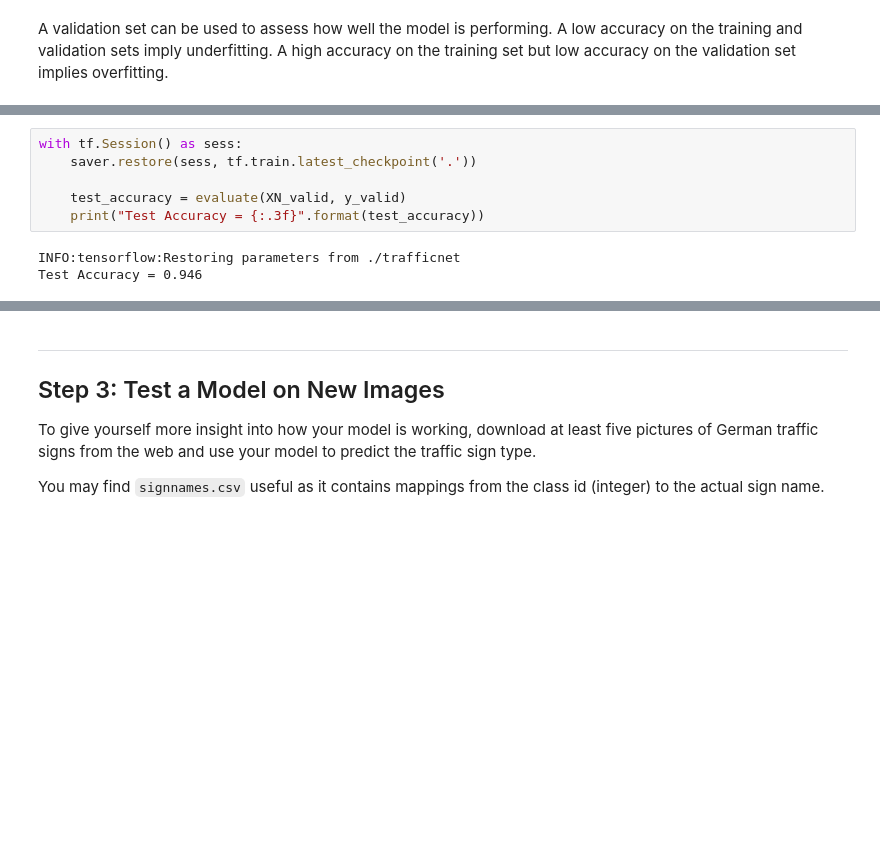
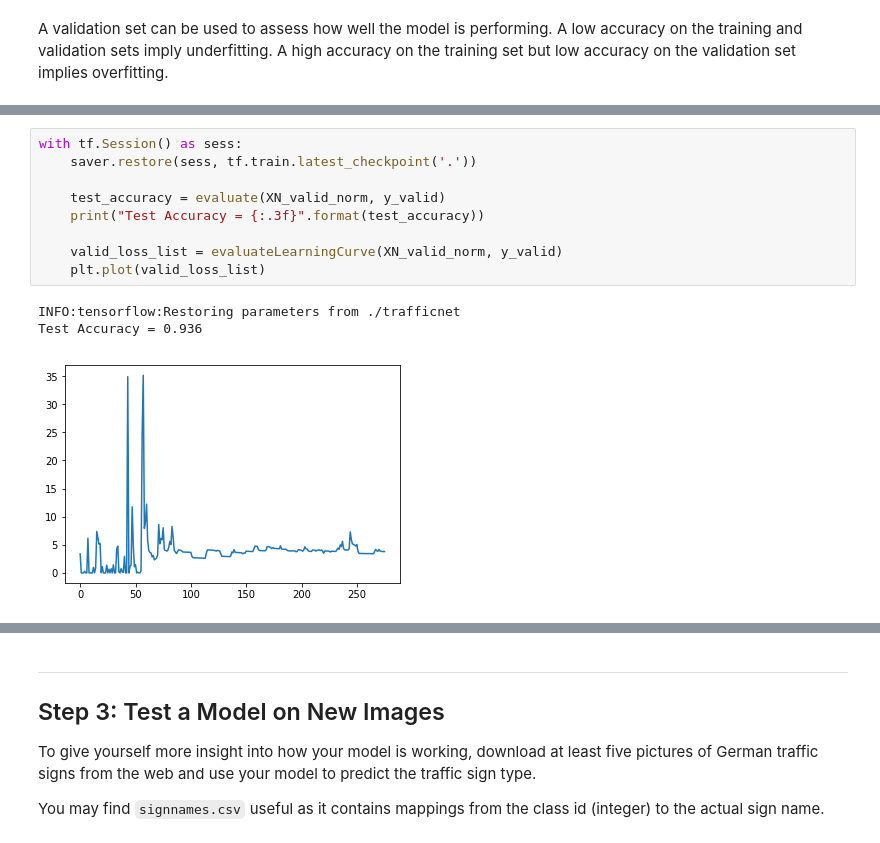
Before and after one commit to agoswami/sdcnd, a Jupyter notebook: Term1-P2-Traffic-Sign-Classifier-Project/Traffic_Sign_Classifier.ipynb, the cells around one changed output, grey strips where cells are left out. Saved outputs shown, nothing was run; the diff lists cells and outputs as text; blank space fills up the shorter version.

```diff
--- a/Term1-P2-Traffic-Sign-Classifier-Project/Traffic_Sign_Classifier.ipynb
+++ b/Term1-P2-Traffic-Sign-Classifier-Project/Traffic_Sign_Classifier.ipynb
@@ -343,12 +459,16 @@ Model saved
 # %%
 with tf.Session() as sess:
     saver.restore(sess, tf.train.latest_checkpoint('.'))
 
-    test_accuracy = evaluate(XN_valid, y_valid)
+    test_accuracy = evaluate(XN_valid_norm, y_valid)
     print("Test Accuracy = {:.3f}".format(test_accuracy))
+
+    valid_loss_list = evaluateLearningCurve(XN_valid_norm, y_valid)
+    plt.plot(valid_loss_list)
 # %% [output]
 INFO:tensorflow:Restoring parameters from ./trafficnet
-Test Accuracy = 0.946
+Test Accuracy = 0.936
+[figure, added]
 # %%
 with tf.Session() as sess:
     saver.restore(sess, tf.train.latest_checkpoint('.'))
```
Also changed, not shown: parts of 27 cells of this notebook, 5 other files.
